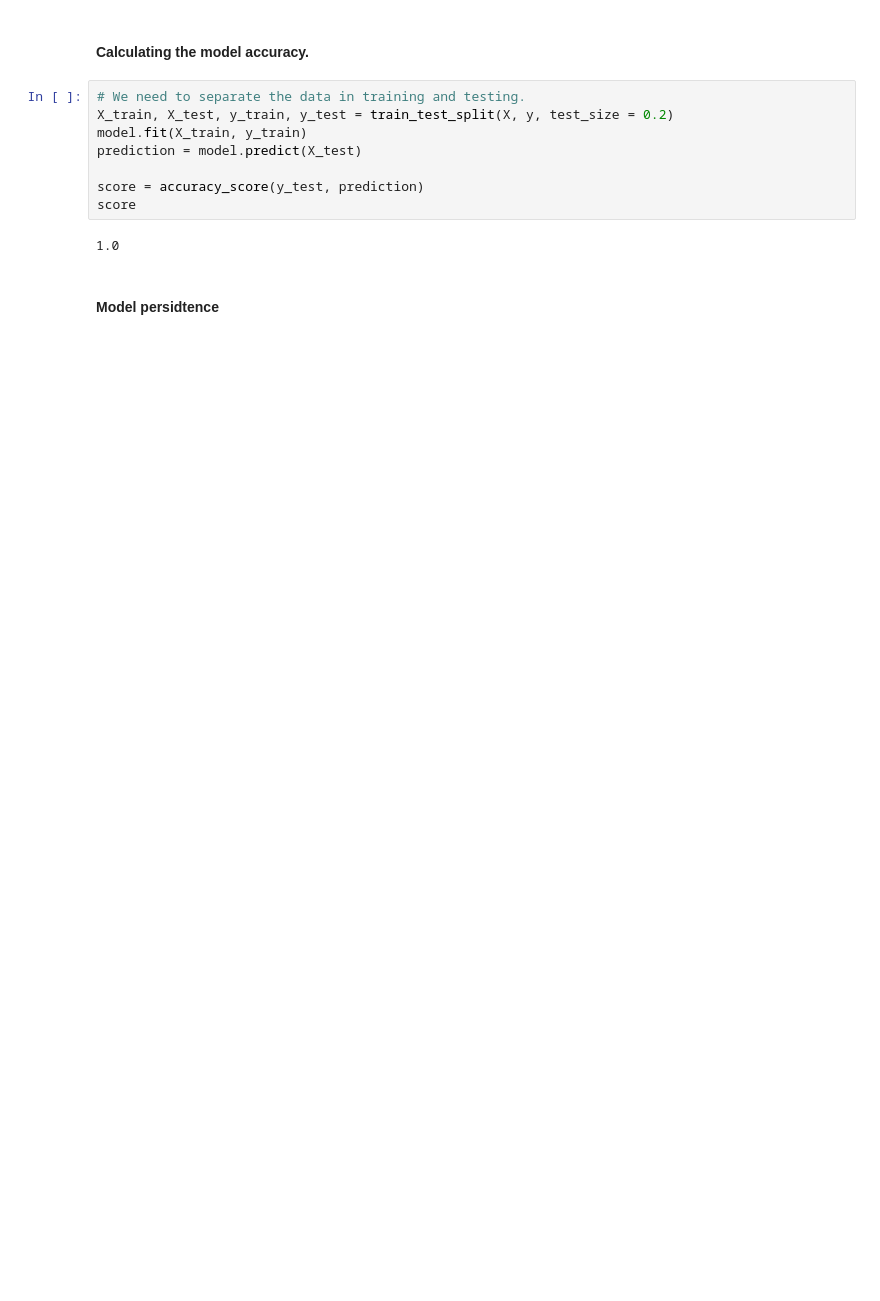
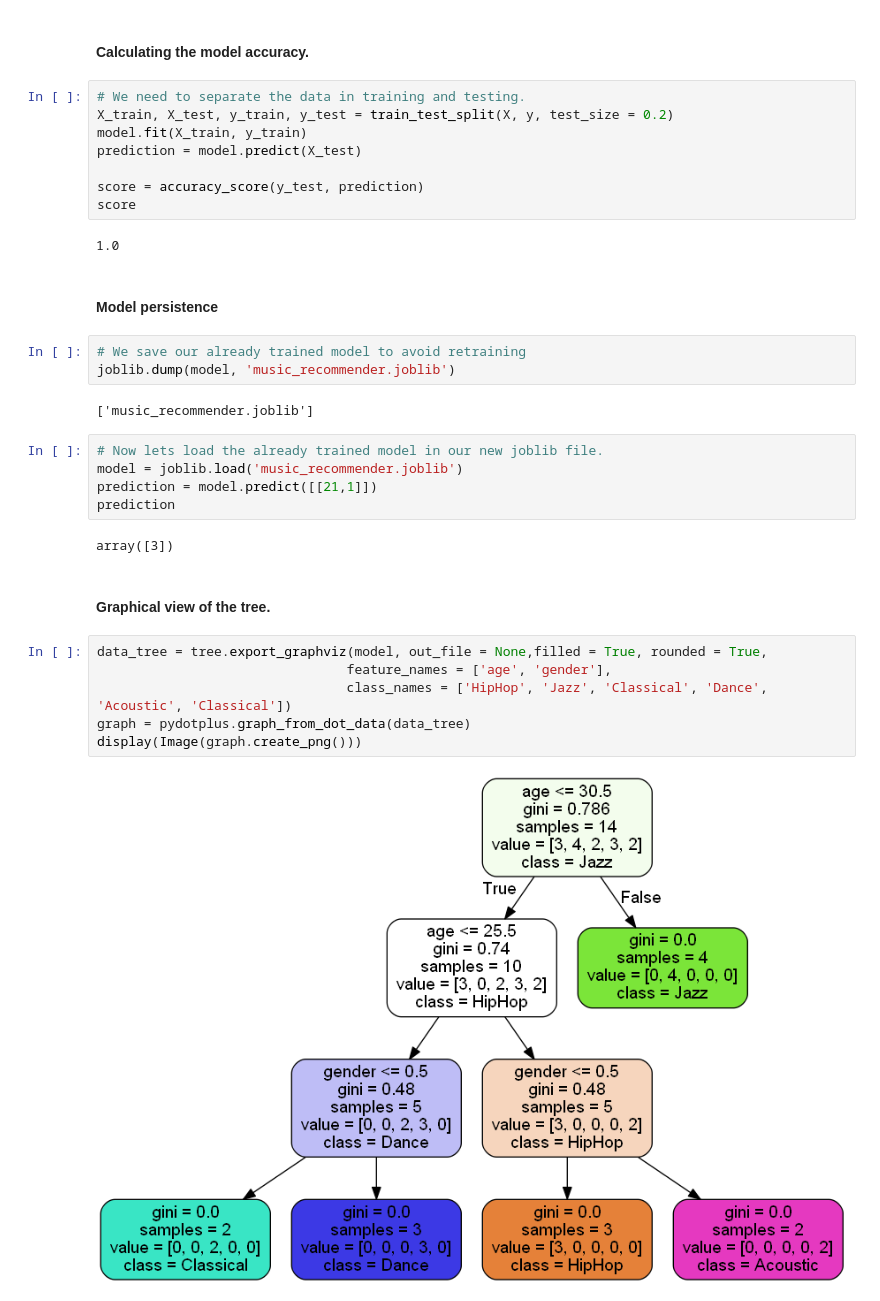
Before and after one commit to nextbilionaire/Music-Recommender-ML-Model, a Jupyter notebook: Music Recomender ML Model.ipynb, the cells around one changed output. Saved outputs shown, nothing was run; the diff lists cells and outputs as text; blank space fills up the shorter version.

```diff
--- a/Music Recomender ML Model.ipynb
+++ b/Music Recomender ML Model.ipynb
@@ -236,4 +240,26 @@ score
 # %% [output]
 1.0
 # %% [markdown]
-#### Model persidtence
+#### Model persistence
+# %%
+# We save our already trained model to avoid retraining
+joblib.dump(model, 'music_recommender.joblib')
+# %% [output]
+['music_recommender.joblib']
+# %%
+# Now lets load the already trained model in our new joblib file.
+model = joblib.load('music_recommender.joblib')
+prediction = model.predict([[21,1]])
+prediction
+# %% [output]
+array([3])
+# %% [markdown]
+#### Graphical view of the tree.
+# %%
+data_tree = tree.export_graphviz(model, out_file = None,filled = True, rounded = True,
+                                feature_names = ['age', 'gender'],
+                                class_names = ['HipHop', 'Jazz', 'Classical', 'Dance', 'Acoustic', 'Classical'])
+graph = pydotplus.graph_from_dot_data(data_tree)
+display(Image(graph.create_png()))
+# %% [output]
+[figure, added]
```
Also changed, not shown: parts of 4 cells of this notebook.
